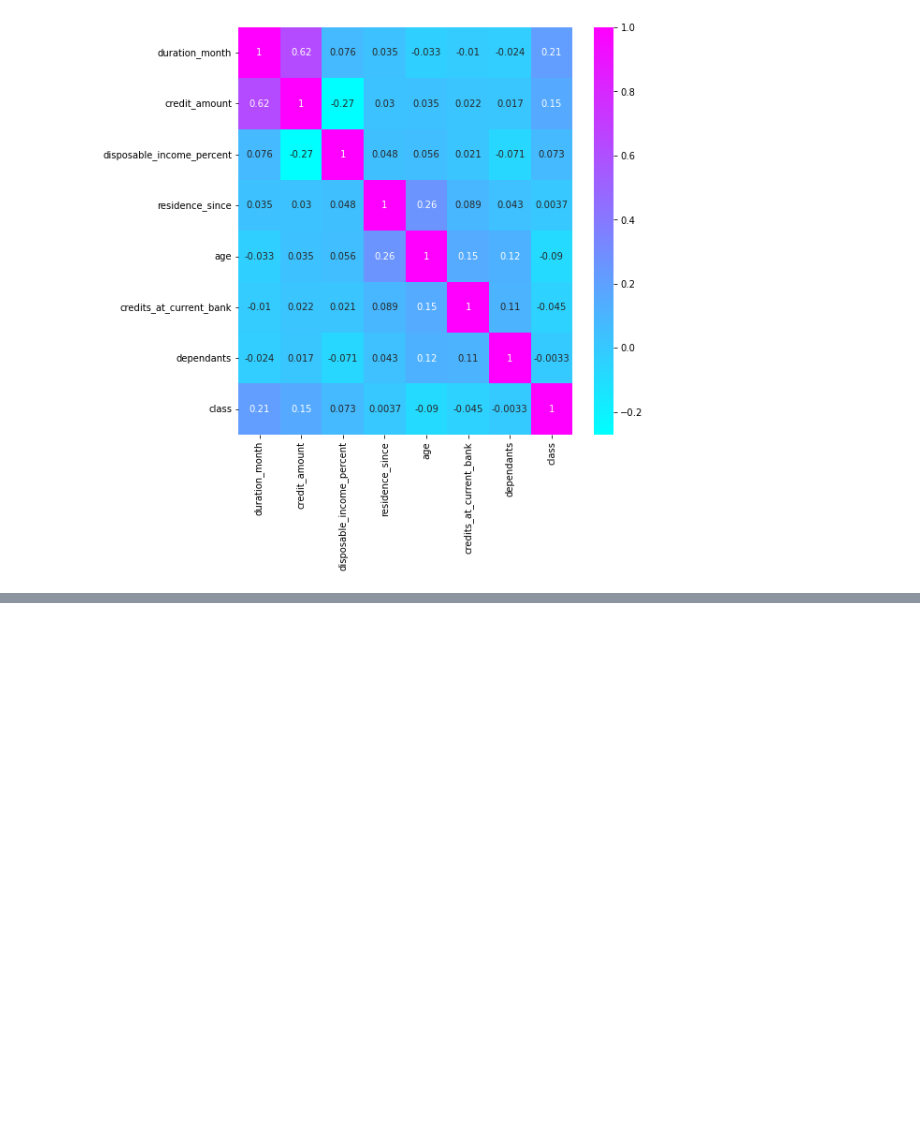
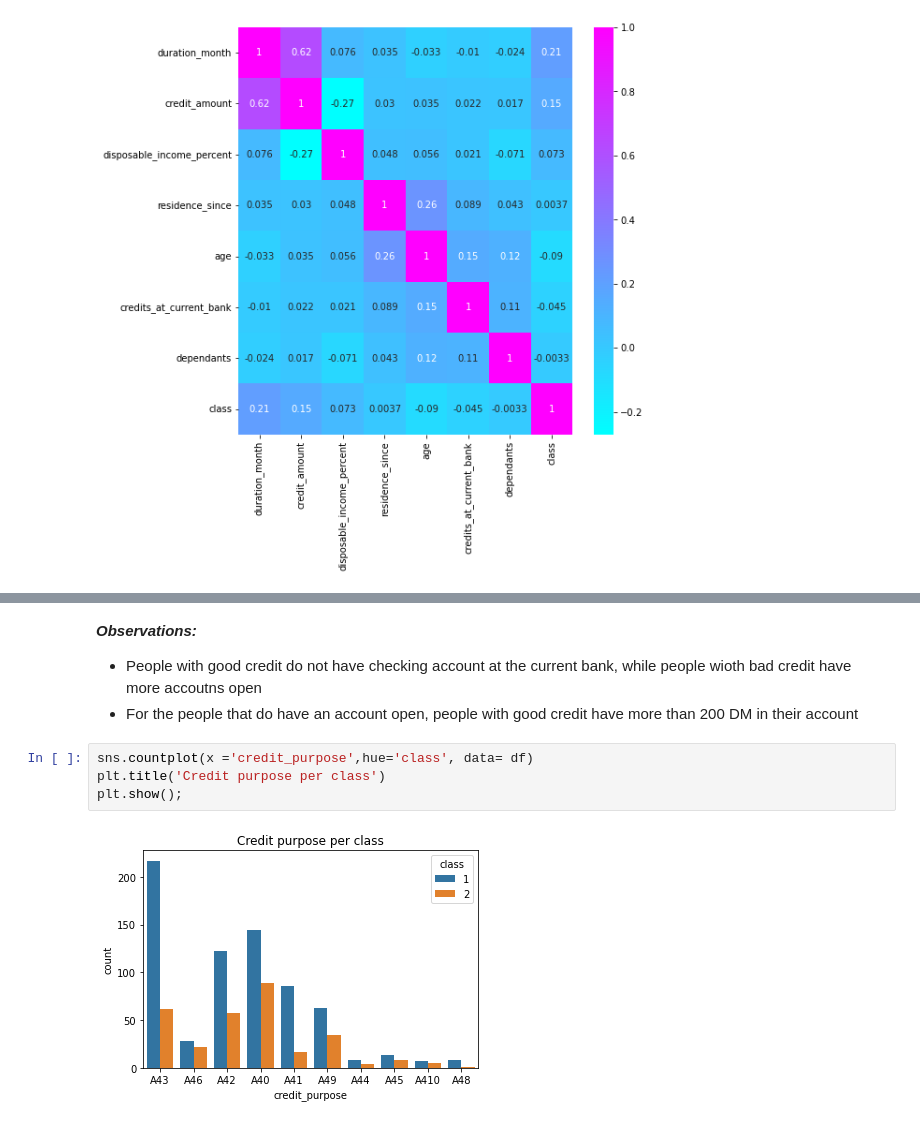
Before and after one commit to lopez-Luis89/Credit, a Jupyter notebook: Team Project AAI 501.ipynb, the cells around one changed output, grey strips where cells are left out. Saved outputs shown, nothing was run; the diff lists cells and outputs as text; blank space fills up the shorter version.

```diff
--- a/Team Project AAI 501.ipynb
+++ b/Team Project AAI 501.ipynb
@@ -118,0 +180,10 @@ sns.heatmap(corr_matr, cmap= 'cool', annot= True)
+# %% [markdown]
+***Observations:***
+- People with good credit do not have checking account at the current bank, while people wioth bad credit have more accoutns open
+- For the people that do have an account open, people with good credit have more than 200 DM in their account
+# %%
+sns.countplot(x ='credit_purpose',hue='class', data= df)
+plt.title('Credit purpose per class')
+plt.show();
+# %% [output]
+[figure, added]
```
Also changed, not shown: parts of 13 cells of this notebook.
